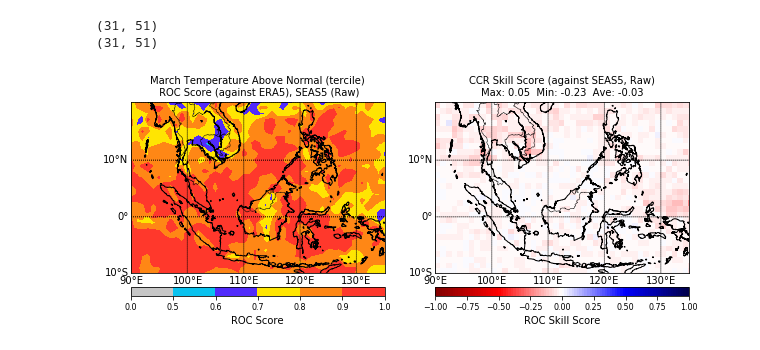
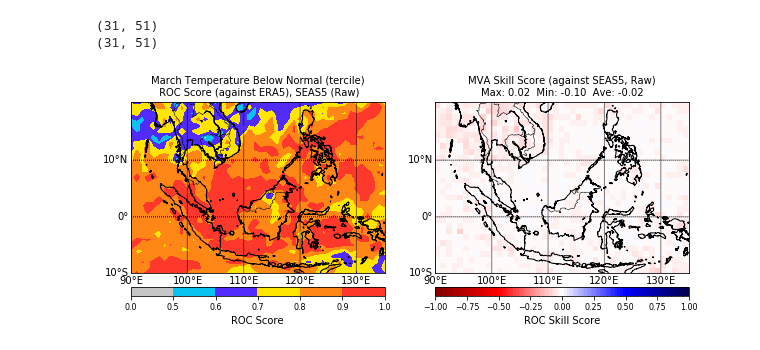
Before and after one commit to regi0008/S2Scalibrationextremeheat, a Jupyter notebook: notebooks/plot_ROC_ROCSS_AN.ipynb, the cells around one changed output. Drawn from its saved outputs; the diff is of its cells as text; code cells hidden in the pictures.

```diff
--- a/notebooks/plot_ROC_ROCSS_AN.ipynb
+++ b/notebooks/plot_ROC_ROCSS_AN.ipynb
@@ -9,10 +9,12 @@ from mpl_toolkits.basemap import Basemap
 from matplotlib.colors import LinearSegmentedColormap
 import matplotlib as mpl
 # %%
-rawROC_file = '/Users/Work/Desktop/Regine_project/data/raw_March_ROCA_AN_new.nc'
+#rawROC_file = '/Users/Work/Desktop/Regine_project/data/raw_March_ROCA_AN_new.nc'
+rawROC_file = '/Users/regin/Desktop/R/S2Scalibrationextremeheat/VerificationinR/RAWHINDCASTvsOBS(MARCH)/raw_March_ROCA_BN_new.nc'
 rawROC_data = Dataset(rawROC_file, mode='r')
 
-calROC_file = '/Users/Work/Desktop/Regine_project/data/calCCR_March_ROCA_AN_new.nc'
+#calROC_file = '/Users/Work/Desktop/Regine_project/data/calCCR_March_ROCA_AN_new.nc'
+calROC_file = '/Users/regin/Desktop/R/S2Scalibrationextremeheat/VerificationinR/CALIBRATEDHINDCASTvsOBS(MARCH)/calMVA_March_ROCA_BN_new.nc'
 calROC_data = Dataset(calROC_file, mode='r')
 # %%
 lons = rawROC_data.variables['lon'][:]
@@ -72,7 +74,9 @@ cbar.set_label(label,fontsize=10)
 cbar.ax.tick_params(labelsize=8)
 
 # Add Suptitle and Title
-plt.title('March Temperature Above Normal (tercile)\n ROC Score (against ERA5), SEAS5 (Raw)',fontsize=10)
+#plt.title('March Temperature Above Normal (tercile)\n ROC Score (against ERA5), SEAS5 (Raw)',fontsize=10)
+plt.title('March Temperature Below Normal (tercile)\n ROC Score (against ERA5), SEAS5 (Raw)',fontsize=10)
+
 
 # Second plot
 ax = fig.add_subplot(1,2,2)
@@ -85,32 +89,32 @@ m = Basemap(llcrnrlon=90, llcrnrlat=-10,
 # Because our lon and lat variables are 1D, use meshgrid to create 2D arrays
 lon, lat = np.meshgrid(lons, lats)
 xi, yi = m(lon, lat)
 
 # Set the label
 label = "ROC Skill Score"
 
 # Plot Data
 cs = m.pcolormesh(xi,yi,np.squeeze(calROC_tass-rawROC_tass),cmap=plt.cm.get_cmap('seismic_r',100))
 
 # Add Grid Lines
 m.drawparallels(np.arange(-10., 30., 10.), labels=[1,0,0,0], fontsize=10)
 m.drawmeridians(np.arange(90., 150., 10.), labels=[0,0,0,1], fontsize=10)
 
 # Add Coastlines, States, and Country Boundaries
 m.drawcoastlines()
 m.drawstates()
 m.drawcountries()
 
 # Add Colorbar
 cbar = m.colorbar(cs, location='bottom', pad="8%")
 plt.clim(-1,1)
 cbar.set_label(label,fontsize=10)
 cbar.ax.tick_params(labelsize=8)
 
 # Add Suptitle and Title
-plt.title('CCR Skill Score (against SEAS5, Raw)\n' + 'Max: ' + str("%.2f" % max) + '  Min: ' + str("%.2f" % min) + '  Ave: ' + str("%.2f" % ave),fontsize=10)
+plt.title('MVA Skill Score (against SEAS5, Raw)\n' + 'Max: ' + str("%.2f" % max) + '  Min: ' + str("%.2f" % min) + '  Ave: ' + str("%.2f" % ave),fontsize=10)
 
 #plt.tight_layout()
 plt.show()
 # %% [output]
-[figure, old version]
+[figure, new version]
```
Also changed, not shown: parts of 1 cell of this notebook.
